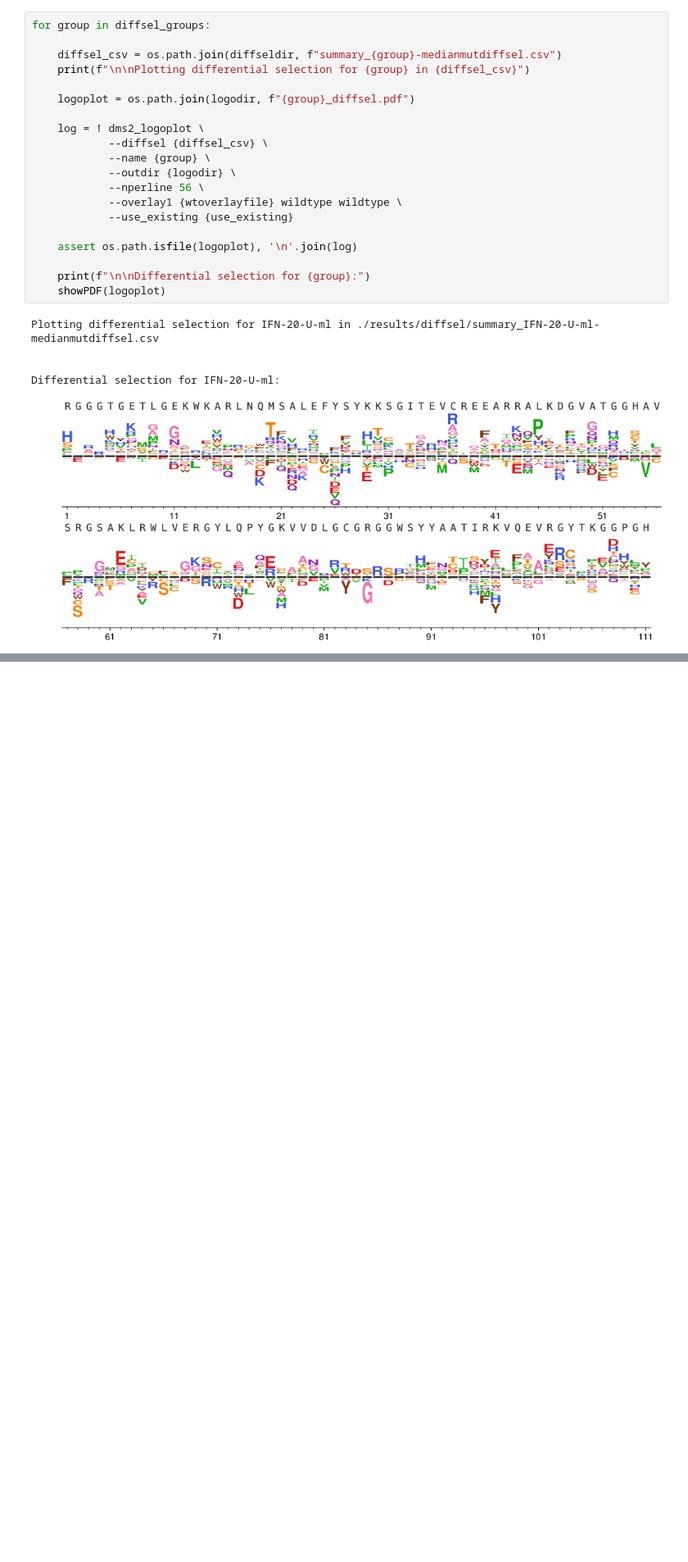
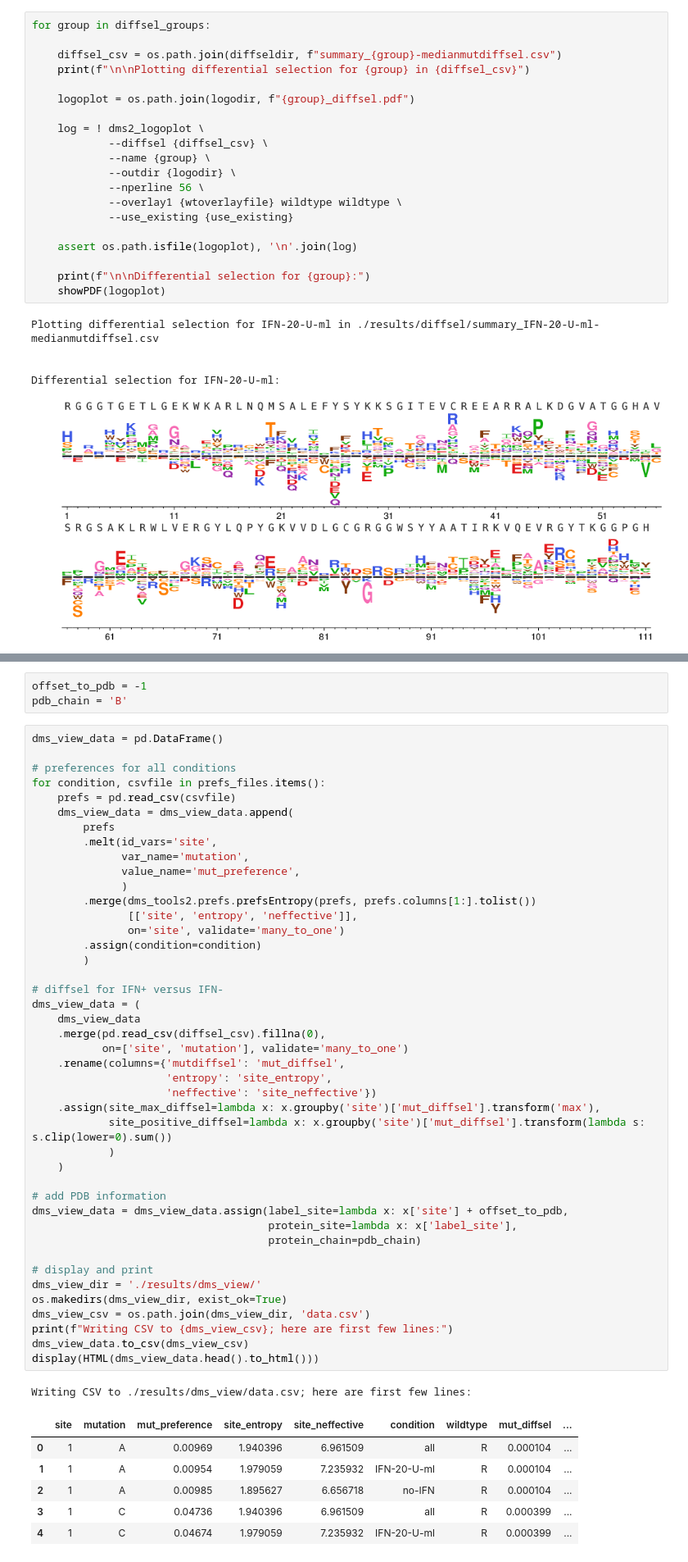
Before and after one commit to jbloomlab/ZIKV_DMS_NS5_EvansLab, a Jupyter notebook: dms_analysis.ipynb, the cells around one changed output, grey strips where cells are left out. Shown at 82% size. Drawn from its saved outputs; the diff is of its cells as text; blank space fills up the shorter version.

Commit message:
make `dms-view` data CSV

```diff
--- a/dms_analysis.ipynb
+++ b/dms_analysis.ipynb
@@ -467,0 +474,54 @@ Differential selection for IFN-20-U-ml:
+# %%
+offset_to_pdb = -1
+pdb_chain = 'B'
+# %%
+dms_view_data = pd.DataFrame()
+
+# preferences for all conditions
+for condition, csvfile in prefs_files.items():
+    prefs = pd.read_csv(csvfile)
+    dms_view_data = dms_view_data.append(
+        prefs
+        .melt(id_vars='site',
+              var_name='mutation',
+              value_name='mut_preference',
+              )
+        .merge(dms_tools2.prefs.prefsEntropy(prefs, prefs.columns[1:].tolist())
+               [['site', 'entropy', 'neffective']],
+               on='site', validate='many_to_one')
+        .assign(condition=condition)
+        )
+
+# diffsel for IFN+ versus IFN-
+dms_view_data = (
+    dms_view_data
+    .merge(pd.read_csv(diffsel_csv).fillna(0),
+           on=['site', 'mutation'], validate='many_to_one')
+    .rename(columns={'mutdiffsel': 'mut_diffsel',
+                     'entropy': 'site_entropy',
+                     'neffective': 'site_neffective'})
+    .assign(site_max_diffsel=lambda x: x.groupby('site')['mut_diffsel'].transform('max'),
+            site_positive_diffsel=lambda x: x.groupby('site')['mut_diffsel'].transform(lambda s: s.clip(lower=0).sum())
+            )
+    )
+
+# add PDB information
+dms_view_data = dms_view_data.assign(label_site=lambda x: x['site'] + offset_to_pdb,
+                                     protein_site=lambda x: x['label_site'],
+                                     protein_chain=pdb_chain)
+
+# display and print
+dms_view_dir = './results/dms_view/'
+os.makedirs(dms_view_dir, exist_ok=True)
+dms_view_csv = os.path.join(dms_view_dir, 'data.csv')
+print(f"Writing CSV to {dms_view_csv}; here are first few lines:")
+dms_view_data.to_csv(dms_view_csv)
+display(HTML(dms_view_data.head().to_html()))
+# %% [output]
+Writing CSV to ./results/dms_view/data.csv; here are first few lines:
+|  | site | mutation | mut_preference | site_entropy | site_neffective | condition | wildtype | mut_diffsel | ... |
+| 0 | 1 | A | 0.00969 | 1.940396 | 6.961509 | all | R | 0.000104 | ... |
+| 1 | 1 | A | 0.00954 | 1.979059 | 7.235932 | IFN-20-U-ml | R | 0.000104 | ... |
+| 2 | 1 | A | 0.00985 | 1.895627 | 6.656718 | no-IFN | R | 0.000104 | ... |
+| 3 | 1 | C | 0.04736 | 1.940396 | 6.961509 | all | R | 0.000399 | ... |
+| 4 | 1 | C | 0.04674 | 1.979059 | 7.235932 | IFN-20-U-ml | R | 0.000399 | ... |
```
Also changed, not shown: parts of 1 cell of this notebook, 24 other files.
